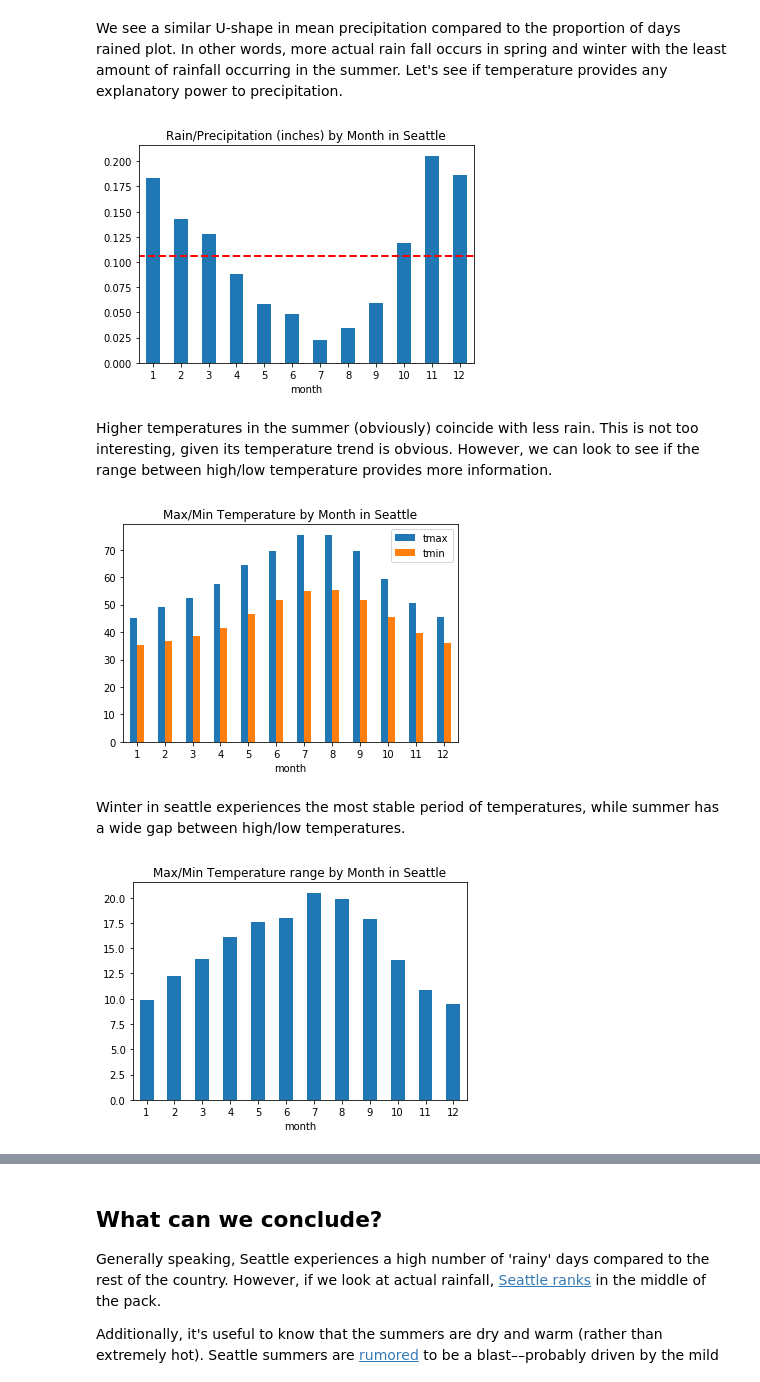
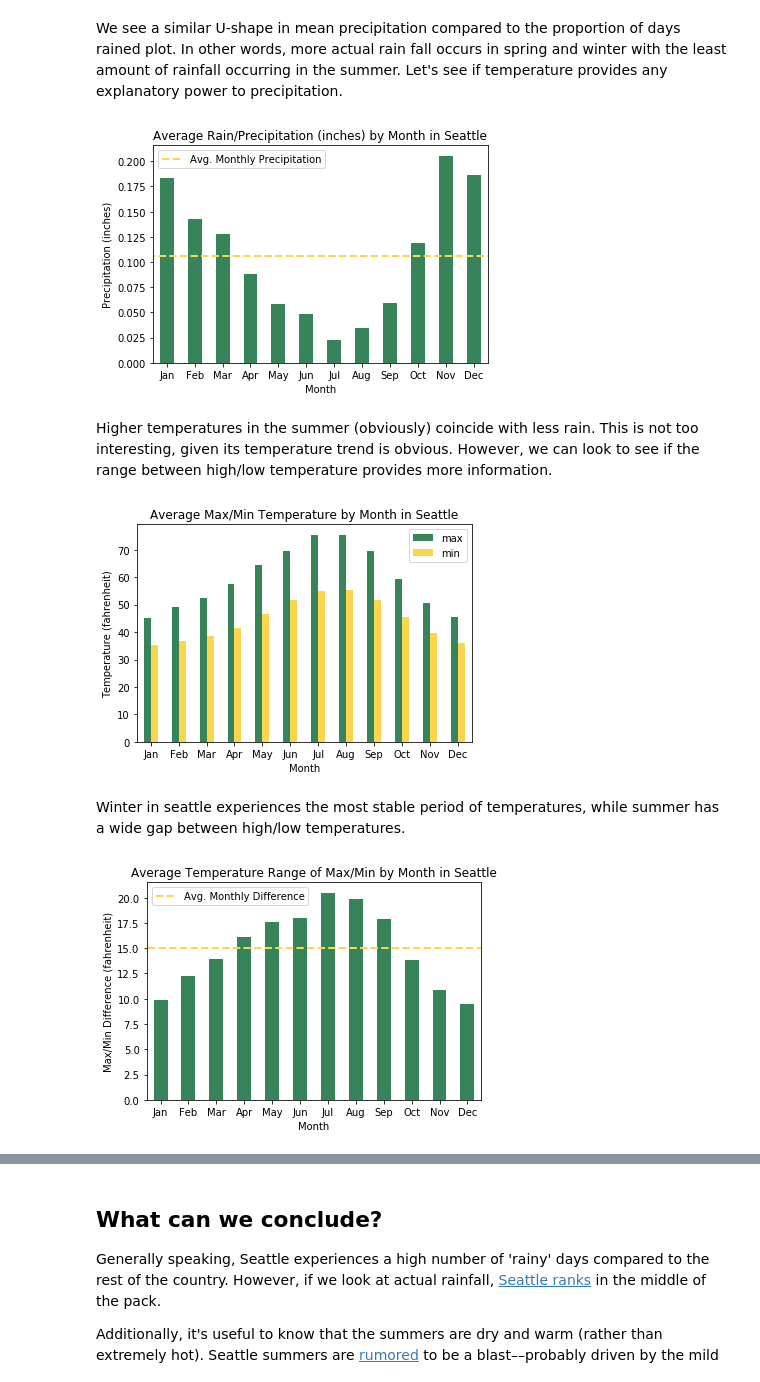
Before and after one commit to GoldbergData/joshuagoldberg-website, a Jupyter notebook: content/post/seattle-rain/index.ipynb, the cells around one changed output, grey strips where cells are left out. Drawn from its saved outputs; the diff is of its cells as text; code cells hidden in the pictures.

```diff
--- a/content/post/seattle-rain/index.ipynb
+++ b/content/post/seattle-rain/index.ipynb
@@ -99 +113,3 @@ Here are general time series plots of the numeric data (percipitation and temper
+# %%
+washington_colors = ['#37835a', '#fad64e']
 # %%
@@ -218,33 +264,46 @@ monthly_mean
 # %% [markdown]
 We see a similar U-shape in mean precipitation compared to the proportion of days rained plot. In other words, more actual rain fall occurs in spring and winter with the least amount of rainfall occurring in the summer. Let's see if temperature provides any explanatory power to precipitation.
 # %%
-plot = monthly_mean.set_index('month')[['prcp']].plot(kind='bar', rot=0, legend=False);
-plt.axhline(y=monthly_mean.prcp.mean(), xmin=-1, xmax=1, color='r', linestyle='--', lw=2);
-plt.title('Rain/Precipitation (inches) by Month in Seattle');
+plot = monthly_mean.set_index('month')[['prcp']].plot(kind='bar', rot=0, color=washington_colors[0], legend=False)
+plt.axhline(y=monthly_mean.prcp.mean(), xmin=-1, xmax=1, color=washington_colors[1], linestyle='--', lw=2)
+plt.title('Average Rain/Precipitation (inches) by Month in Seattle')
+plt.xlabel('Month')
+plt.ylabel('Precipitation (inches)')
+plot.set_xticklabels(['Jan', 'Feb', 'Mar', 'Apr', 'May', 'Jun', 'Jul', 'Aug', 'Sep', 'Oct', 'Nov', 'Dec'])
+plot.legend(['Avg. Monthly Precipitation'])
 fig = plot.get_figure()
-fig.savefig('output6.png', dpi=300)
+fig.savefig('output6.png', dpi=dpi_value)
 # %% [output]
-[figure, old version]
+[figure, new version]
 # %% [markdown]
 Higher temperatures in the summer (obviously) coincide with less rain. This is not too interesting, given its temperature trend is obvious. However, we can look to see if the range between high/low temperature provides more information.
 # %%
-plot = monthly_mean.set_index('month')[['tmax', 'tmin']].plot(kind='bar', rot=0);
-plt.title('Max/Min Temperature by Month in Seattle');
+plot = monthly_mean.set_index('month')[['tmax', 'tmin']].plot(kind='bar', rot=0, color=washington_colors)
+plt.title('Average Max/Min Temperature by Month in Seattle')
+plt.xlabel('Month')
+plt.ylabel('Temperature (fahrenheit)')
+plot.set_xticklabels(['Jan', 'Feb', 'Mar', 'Apr', 'May', 'Jun', 'Jul', 'Aug', 'Sep', 'Oct', 'Nov', 'Dec'])
+plot.legend(['max', 'min'])
 fig = plot.get_figure()
-fig.savefig('output7.png', dpi=300)
+fig.savefig('output7.png', dpi=dpi_value)
 # %% [output]
-[figure, old version]
+[figure, new version]
 # %%
 temp_ranges = monthly_mean.tmax - monthly_mean.tmin
 # %% [markdown]
 Winter in seattle experiences the most stable period of temperatures, while summer has a wide gap between high/low temperatures.
 # %%
-plot = monthly_mean[['month', 'tmax', 'tmin']].assign(max_min_gap = temp_ranges).set_index('month')['max_min_gap'].plot(kind='bar', rot=0);
-plt.title('Max/Min Temperature range by Month in Seattle');
+plot = monthly_mean[['month', 'tmax', 'tmin']].assign(max_min_gap = temp_ranges).set_index('month')['max_min_gap'].plot(kind='bar', rot=0, color=washington_colors[0])
+plt.axhline(y=temp_ranges.mean(), xmin=-1, xmax=1, color=washington_colors[1], linestyle='--', lw=2)
+plt.title('Average Temperature Range of Max/Min by Month in Seattle')
+plt.xlabel('Month')
+plt.ylabel('Max/Min Difference (fahrenheit)')
+plot.set_xticklabels(['Jan', 'Feb', 'Mar', 'Apr', 'May', 'Jun', 'Jul', 'Aug', 'Sep', 'Oct', 'Nov', 'Dec'])
+plot.legend(['Avg. Monthly Difference'])
 fig = plot.get_figure()
-fig.savefig('output8.png', dpi=300)
+fig.savefig('output8.png', dpi=dpi_value)
 # %% [output]
-[figure, old version]
+[figure, new version]
 # %% [markdown]
 ## Are there seasonal trends of rain in Seattle?
 
```
Also changed, not shown: parts of 46 cells of this notebook, 33 other files.
